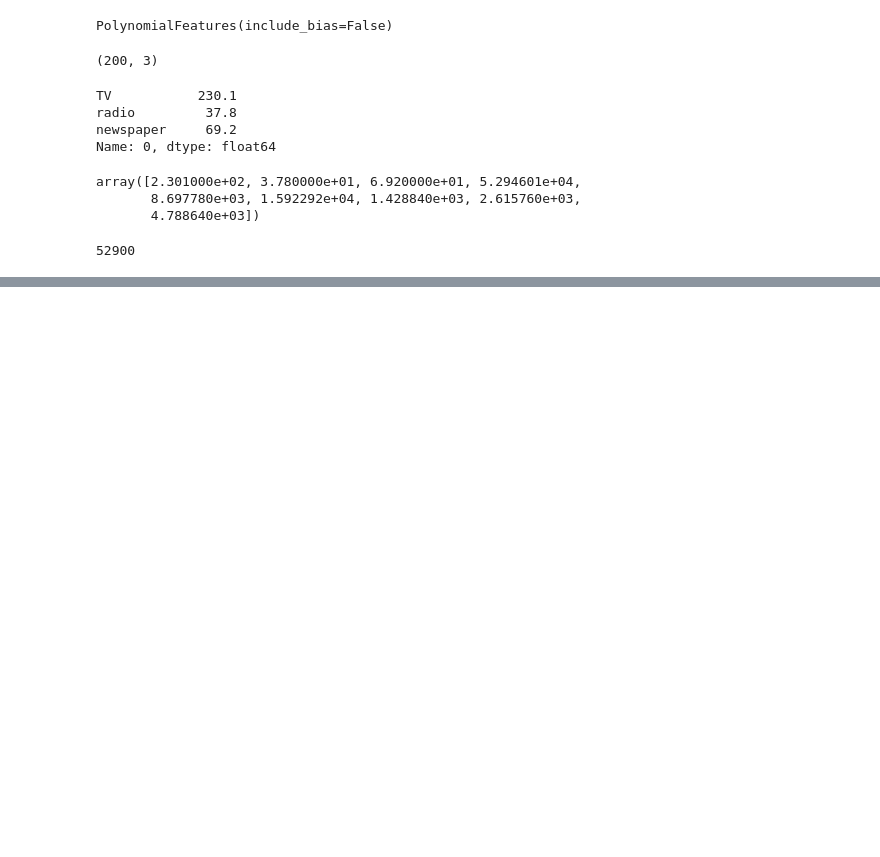
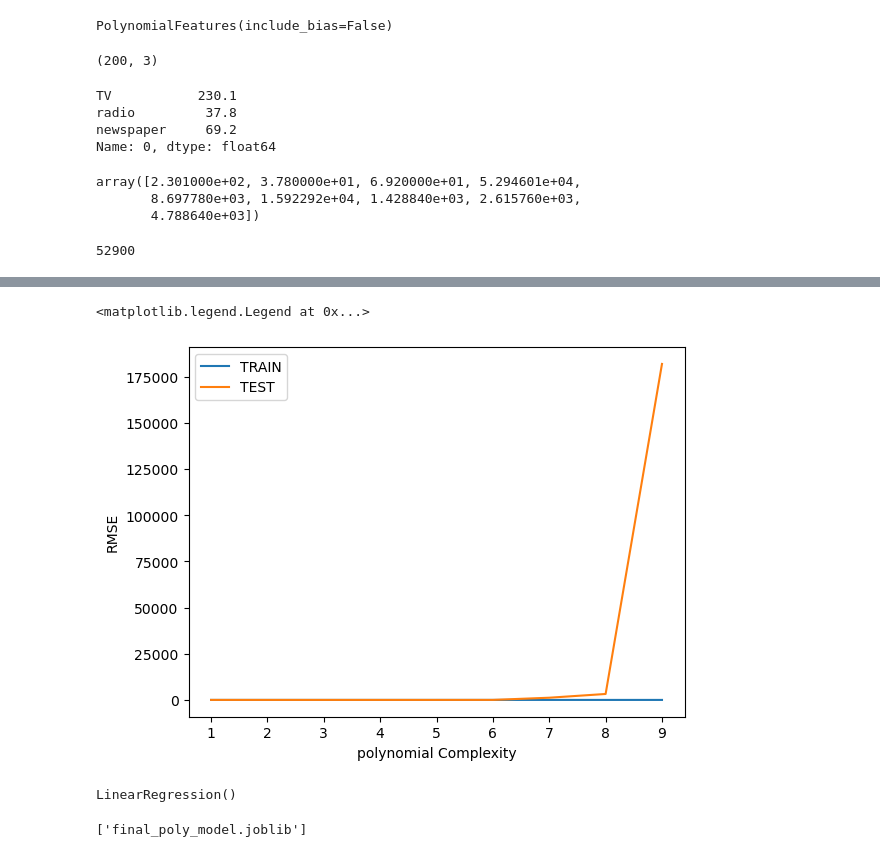
Before and after one commit to pamuba/PythonDE, a Jupyter notebook: InteractionPolyReg.ipynb, the cells around one changed output, grey strips where cells are left out. Drawn from its saved outputs; the diff is of its cells as text; code cells hidden in the pictures; blank space fills up the shorter version.

```diff
--- a/InteractionPolyReg.ipynb
+++ b/InteractionPolyReg.ipynb
@@ -50,0 +151,9 @@ array([2.301000e+02, 3.780000e+01, 6.920000e+01, 5.294601e+04,
+# %%
+plt.plot(range(1,10), train_rmse_error, label='TRAIN')
+plt.plot(range(1,10), test_rmase_error, label='TEST')
+plt.ylabel("RMSE")
+plt.xlabel("polynomial Complexity")
+plt.legend()
+# %% [output]
+<matplotlib.legend.Legend at 0x...>
+[figure, added]
@@ -50,0 +164,5 @@ array([2.301000e+02, 3.780000e+01, 6.920000e+01, 5.294601e+04,
+# %%
+full_converted_X = final_poly_converter.fit_transform(X)
+final_model.fit(full_converted_X, y)
+# %% [output]
+LinearRegression()
@@ -50,0 +171,4 @@ array([2.301000e+02, 3.780000e+01, 6.920000e+01, 5.294601e+04,
+# %%
+dump(final_model, 'final_poly_model.joblib')
+# %% [output]
+['final_poly_model.joblib']
```
Also changed, not shown: parts of 24 cells of this notebook.
